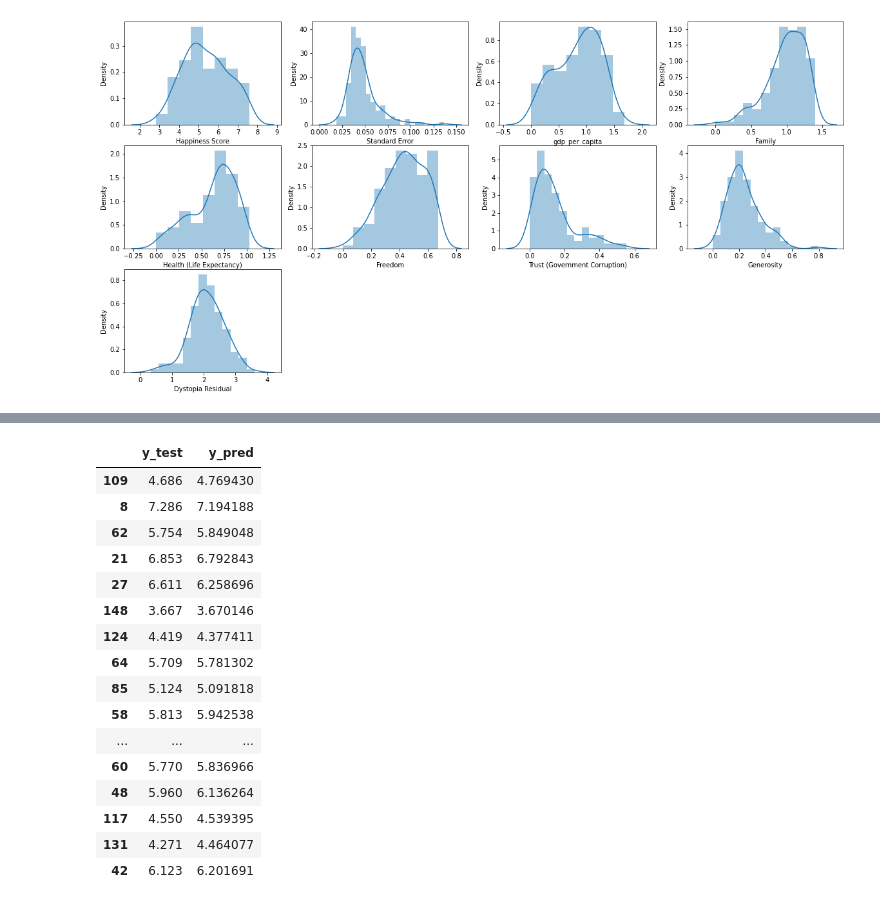
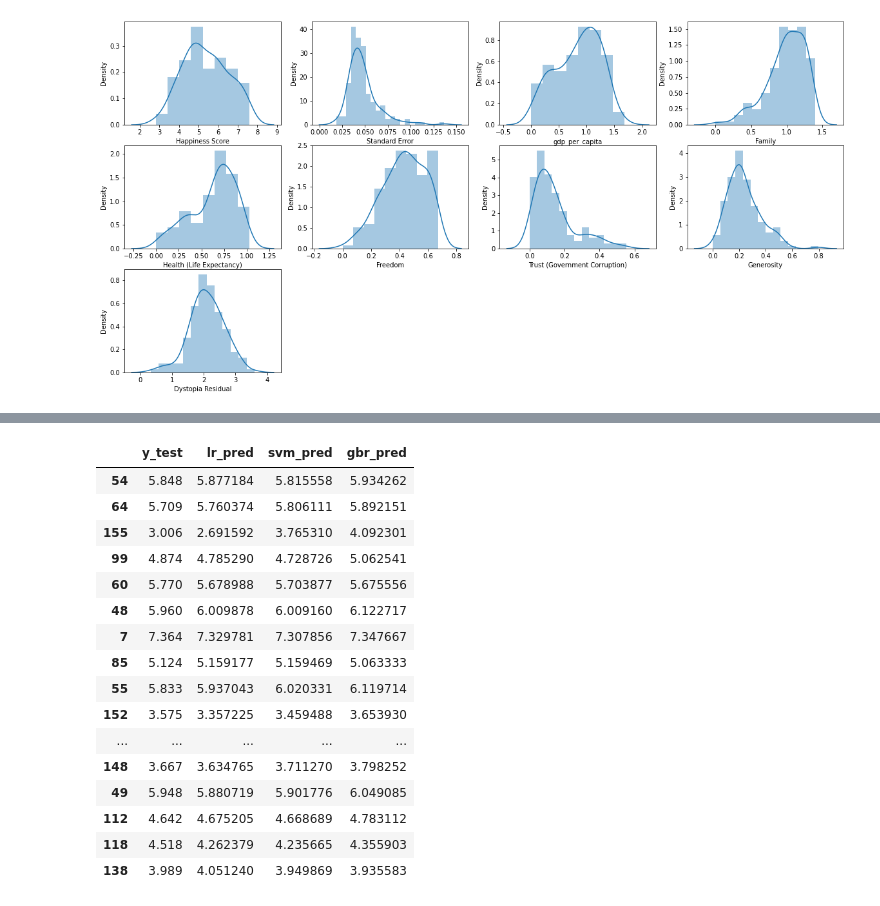
Before and after one commit to maaniaxs/Machine-Leaning-, a Jupyter notebook: PRACTICE_PROJECT/PROJECT1 HAPPINESS_REPORT.ipynb, the cells around one changed output, grey strips where cells are left out. Saved outputs shown, nothing was run; the diff lists cells and outputs as text; code cells hidden in the pictures.

```diff
--- a/PRACTICE_PROJECT/PROJECT1 HAPPINESS_REPORT.ipynb
+++ b/PRACTICE_PROJECT/PROJECT1 HAPPINESS_REPORT.ipynb
@@ -217,0 +204,6 @@ y_pred= svr.predict(x_test)
+# %%
+svr.fit(x_train, y_train)
+
+svr_pred = svr.predict(x_test)
+
+model_score(svr,x_train, x_test, y_train, y_test)
@@ -217,0 +222,8 @@ y_pred= svr.predict(x_test)
+# %%
+gbr= GradientBoostingRegressor()
+# %%
+gbr.fit(x_train,y_train)
+
+gbr_pred= gbr.predict(x_test)
+
+model_score(gbr,x_train, x_test, y_train, y_test)
@@ -218,22 +238,22 @@ y_pred= svr.predict(x_test)
 # %%
-predict=pd.DataFrame({'y_test': y_test,'y_pred' : y_pred} )
+predict=pd.DataFrame({'y_test': y_test,'lr_pred' : lr_pred, 'svm_pred':svr_pred, 'gbr_pred':gbr_pred} )
 # %%
-predict.sample(20)
+predict.head(20)
 # %% [output]
-|  | y_test | y_pred |
-| 109 | 4.686 | 4.769430 |
-| 8 | 7.286 | 7.194188 |
-| 62 | 5.754 | 5.849048 |
-| 21 | 6.853 | 6.792843 |
-| 27 | 6.611 | 6.258696 |
-| 148 | 3.667 | 3.670146 |
-| 124 | 4.419 | 4.377411 |
-| 64 | 5.709 | 5.781302 |
-| 85 | 5.124 | 5.091818 |
-| 58 | 5.813 | 5.942538 |
-| ... | ... | ... |
-| 60 | 5.770 | 5.836966 |
-| 48 | 5.960 | 6.136264 |
-| 117 | 4.550 | 4.539395 |
-| 131 | 4.271 | 4.464077 |
-| 42 | 6.123 | 6.201691 |
+|  | y_test | lr_pred | svm_pred | gbr_pred |
+| 54 | 5.848 | 5.877184 | 5.815558 | 5.934262 |
+| 64 | 5.709 | 5.760374 | 5.806111 | 5.892151 |
+| 155 | 3.006 | 2.691592 | 3.765310 | 4.092301 |
+| 99 | 4.874 | 4.785290 | 4.728726 | 5.062541 |
+| 60 | 5.770 | 5.678988 | 5.703877 | 5.675556 |
+| 48 | 5.960 | 6.009878 | 6.009160 | 6.122717 |
+| 7 | 7.364 | 7.329781 | 7.307856 | 7.347667 |
+| 85 | 5.124 | 5.159177 | 5.159469 | 5.063333 |
+| 55 | 5.833 | 5.937043 | 6.020331 | 6.119714 |
+| 152 | 3.575 | 3.357225 | 3.459488 | 3.653930 |
+| ... | ... | ... | ... | ... |
+| 148 | 3.667 | 3.634765 | 3.711270 | 3.798252 |
+| 49 | 5.948 | 5.880719 | 5.901776 | 6.049085 |
+| 112 | 4.642 | 4.675205 | 4.668689 | 4.783112 |
+| 118 | 4.518 | 4.262379 | 4.235665 | 4.355903 |
+| 138 | 3.989 | 4.051240 | 3.949869 | 3.935583 |
```
Also changed, not shown: parts of 21 cells of this notebook.
